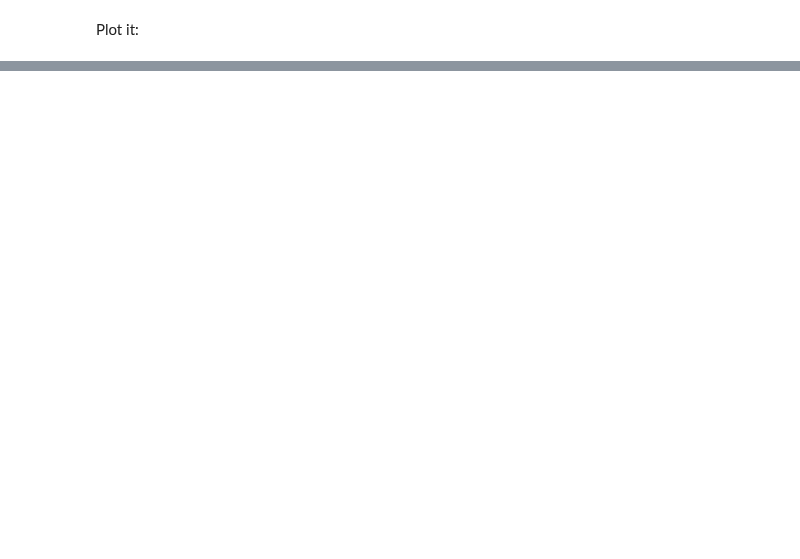
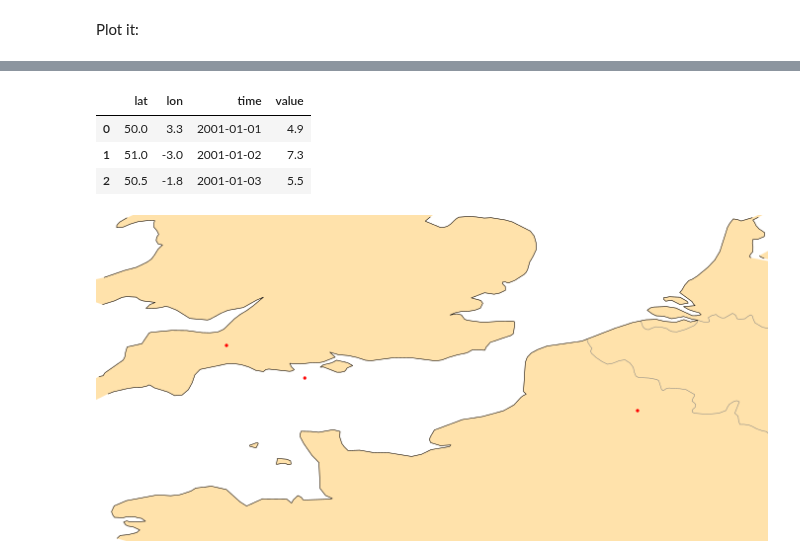
Before and after one commit to ecmwf/climetlab, a Jupyter notebook: docs/examples/12-external-plugins.ipynb, the cells around one changed output, grey strips where cells are left out. Drawn from its saved outputs; the diff is of its cells as text; code cells hidden in the pictures; blank space fills up the shorter version.

Commit message:
Demo source

```diff
--- a/docs/examples/12-external-plugins.ipynb
+++ b/docs/examples/12-external-plugins.ipynb
@@ -20,0 +32,15 @@ cml.plot_map(ds)
+# %%
+s = cml.load_source("demo-source", "sqlite:///test.db", "select * from data;", parse_dates=["time"])
+# %%
+df = s.to_pandas()
+# %%
+df
+# %% [output]
+|  | lat | lon | time | value |
+| 0 | 50.0 | 3.3 | 2001-01-01 | 4.9 |
+| 1 | 51.0 | -3.0 | 2001-01-02 | 7.3 |
+| 2 | 50.5 | -1.8 | 2001-01-03 | 5.5 |
+# %%
+cml.plot_map(df, margins=2)
+# %% [output]
+[figure, added]
```
Also changed, not shown: parts of 6 cells of this notebook, 6 other files.
